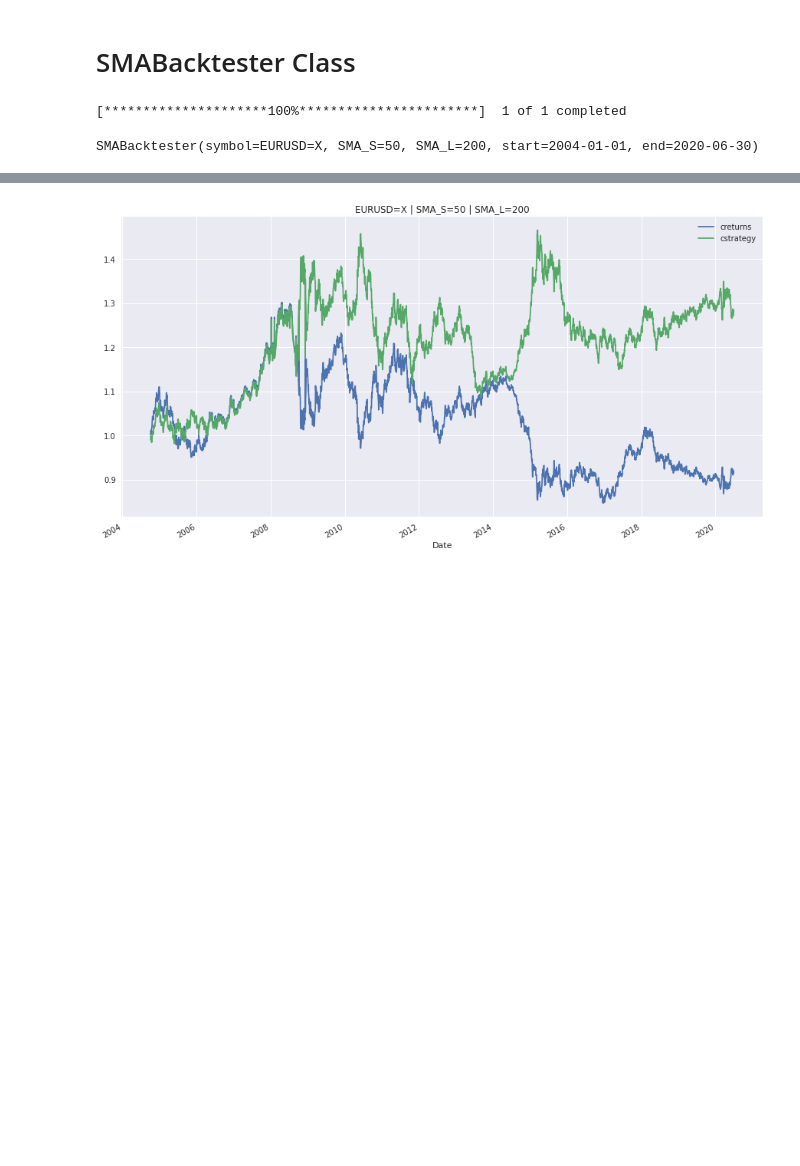
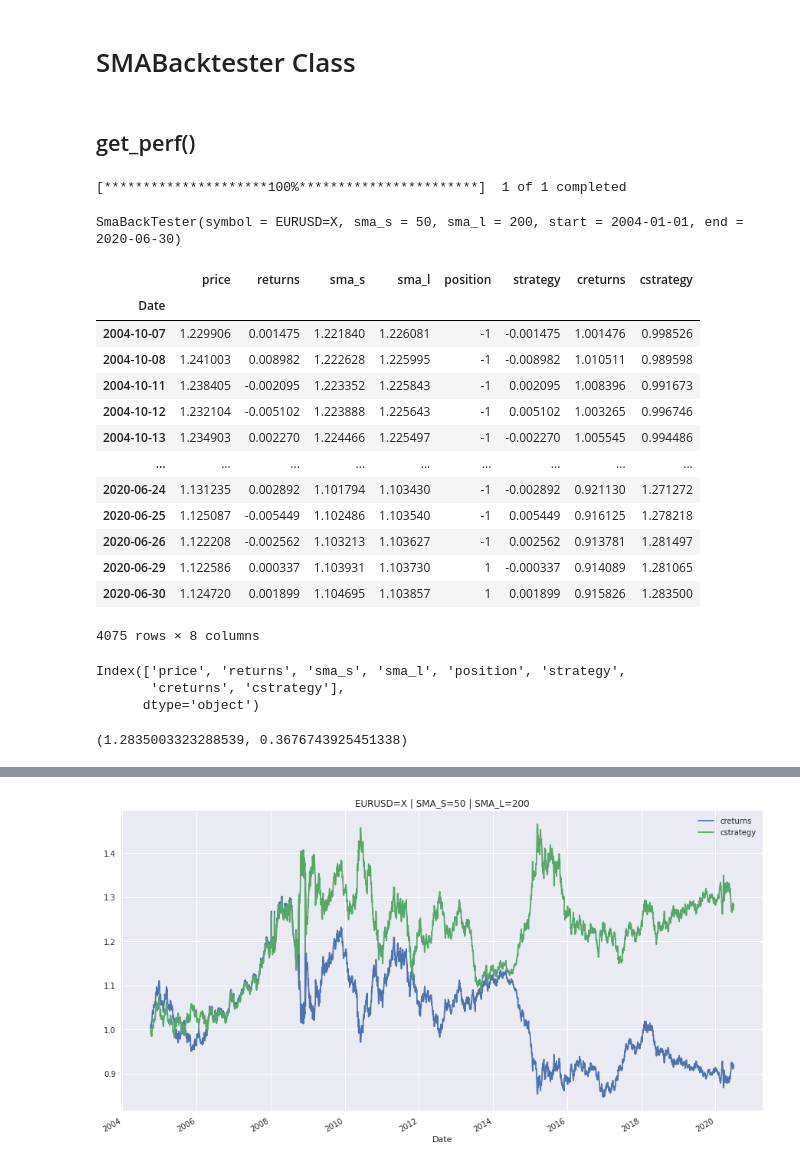
Before and after one commit to sidhlee/data-science-and-machine-learning, a Jupyter notebook: courses/algo-trade-a-z/part3_defining-and-testing-trading-strategies/03_sma_backtester.ipynb, the cells around one changed output, grey strips where cells are left out. Drawn from its saved outputs; the diff is of its cells as text; code cells hidden in the pictures; blank space fills up the shorter version.

```diff
--- a/courses/algo-trade-a-z/part3_defining-and-testing-trading-strategies/03_sma_backtester.ipynb
+++ b/courses/algo-trade-a-z/part3_defining-and-testing-trading-strategies/03_sma_backtester.ipynb
@@ -106,0 +3,2 @@ class SMABacktester():
+# %% [markdown]
+## get_perf()
@@ -107,9 +7,35 @@ class SMABacktester():
 # %%
-tester = SMABacktester("EURUSD=X", 50, 200, '2004-01-01', '2020-06-30')
+tester = SmaBackTester("EURUSD=X", 50, 200, "2004-01-01", "2020-06-30")
+tester
 # %% [output]
 [*********************100%***********************]  1 of 1 completed
+SmaBackTester(symbol = EURUSD=X, sma_s = 50, sma_l = 200, start = 2004-01-01, end = 2020-06-30)
 # %%
-tester
+tester._results
 # %% [output]
+|  | price | returns | sma_s | sma_l | position | strategy | creturns | cstrategy |
+| Date |  |  |  |  |  |  |  |  |
+| 2004-10-07 | 1.229906 | 0.001475 | 1.221840 | 1.226081 | -1 | -0.001475 | 1.001476 | 0.998526 |
+| 2004-10-08 | 1.241003 | 0.008982 | 1.222628 | 1.225995 | -1 | -0.008982 | 1.010511 | 0.989598 |
+| 2004-10-11 | 1.238405 | -0.002095 | 1.223352 | 1.225843 | -1 | 0.002095 | 1.008396 | 0.991673 |
+| 2004-10-12 | 1.232104 | -0.005102 | 1.223888 | 1.225643 | -1 | 0.005102 | 1.003265 | 0.996746 |
+| 2004-10-13 | 1.234903 | 0.002270 | 1.224466 | 1.225497 | -1 | -0.002270 | 1.005545 | 0.994486 |
+| ... | ... | ... | ... | ... | ... | ... | ... | ... |
+| 2020-06-24 | 1.131235 | 0.002892 | 1.101794 | 1.103430 | -1 | -0.002892 | 0.921130 | 1.271272 |
+| 2020-06-25 | 1.125087 | -0.005449 | 1.102486 | 1.103540 | -1 | 0.005449 | 0.916125 | 1.278218 |
+| 2020-06-26 | 1.122208 | -0.002562 | 1.103213 | 1.103627 | -1 | 0.002562 | 0.913781 | 1.281497 |
+| 2020-06-29 | 1.122586 | 0.000337 | 1.103931 | 1.103730 | 1 | -0.000337 | 0.914089 | 1.281065 |
+| 2020-06-30 | 1.124720 | 0.001899 | 1.104695 | 1.103857 | 1 | 0.001899 | 0.915826 | 1.283500 |
-SMABacktester(symbol=EURUSD=X, SMA_S=50, SMA_L=200, start=2004-01-01, end=2020-06-30)
+4075 rows × 8 columns
+# %%
+tester._results.columns
+# %% [output]
+Index(['price', 'returns', 'sma_s', 'sma_l', 'position', 'strategy',
+       'creturns', 'cstrategy'],
+      dtype='object')
+# %%
+perfs = tester.get_perfs()
+perfs
+# %% [output]
+(1.2835003323288539, 0.3676743925451338)
 # %%
```
Also changed, not shown: parts of 9 cells of this notebook, 2 other files.
